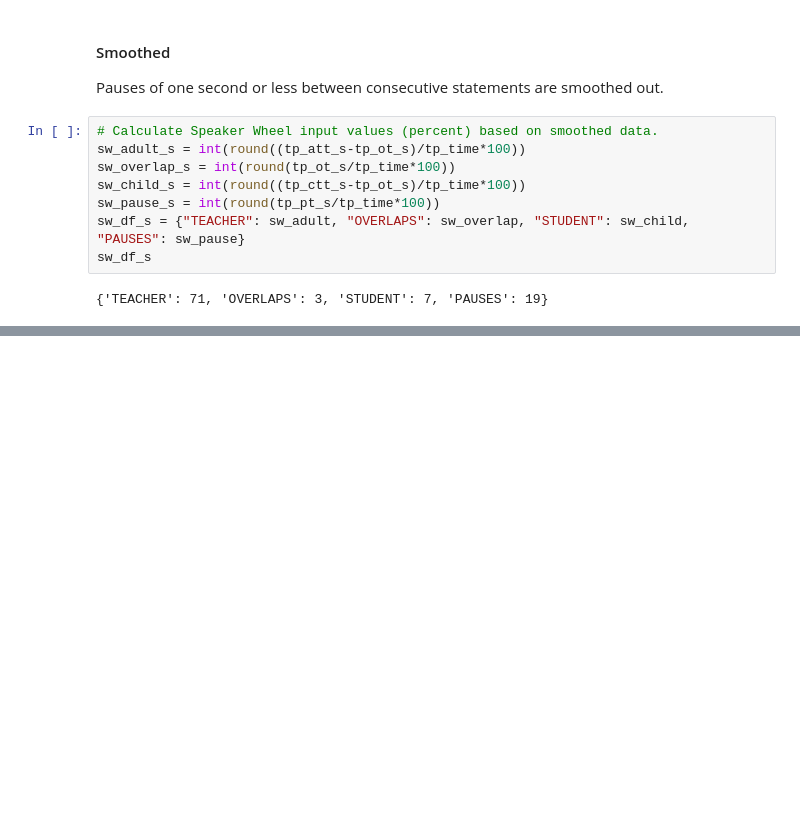
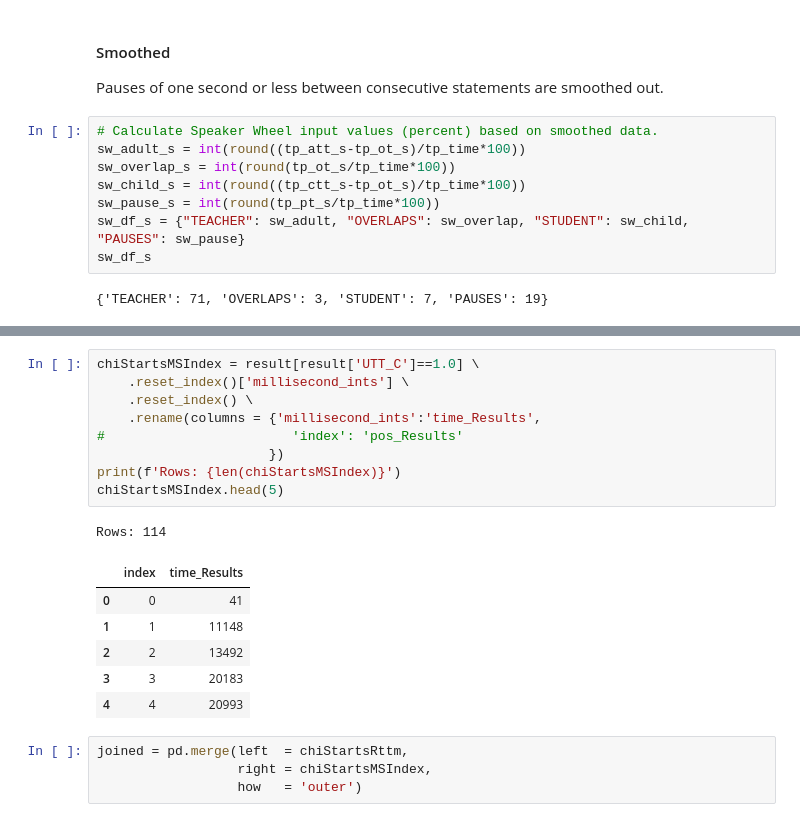
Before and after one commit to raybuhr/teacherprints, a Jupyter notebook: millisecond_index_with_analysis.ipynb, the cells around one changed output, grey strips where cells are left out. Saved outputs shown, nothing was run; the diff lists cells and outputs as text; blank space fills up the shorter version.

```diff
--- a/millisecond_index_with_analysis.ipynb
+++ b/millisecond_index_with_analysis.ipynb
@@ -764,0 +844,21 @@ sw_df_s
+# %%
+chiStartsMSIndex = result[result['UTT_C']==1.0] \
+    .reset_index()['millisecond_ints'] \
+    .reset_index() \
+    .rename(columns = {'millisecond_ints':'time_Results',
+#                        'index': 'pos_Results'
+                      })
+print(f'Rows: {len(chiStartsMSIndex)}')
+chiStartsMSIndex.head(5)
+# %% [output]
+Rows: 114
+|  | index | time_Results |
+| 0 | 0 | 41 |
+| 1 | 1 | 11148 |
+| 2 | 2 | 13492 |
+| 3 | 3 | 20183 |
+| 4 | 4 | 20993 |
+# %%
+joined = pd.merge(left  = chiStartsRttm,
+                  right = chiStartsMSIndex,
+                  how   = 'outer')
```
Also changed, not shown: parts of 18 cells of this notebook.
